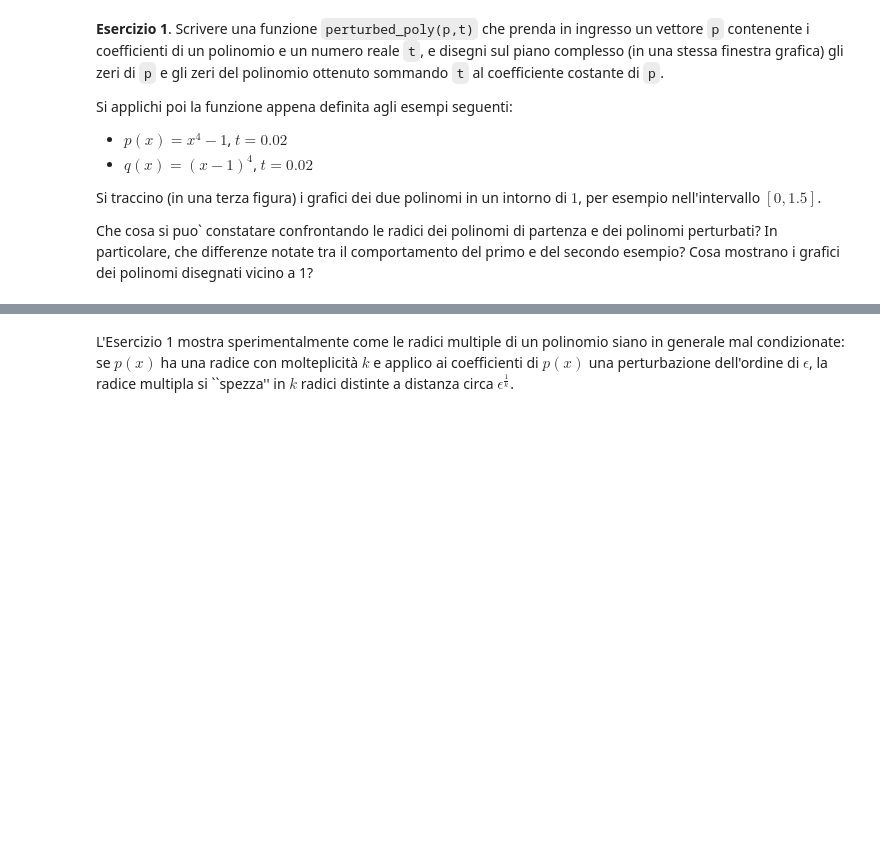
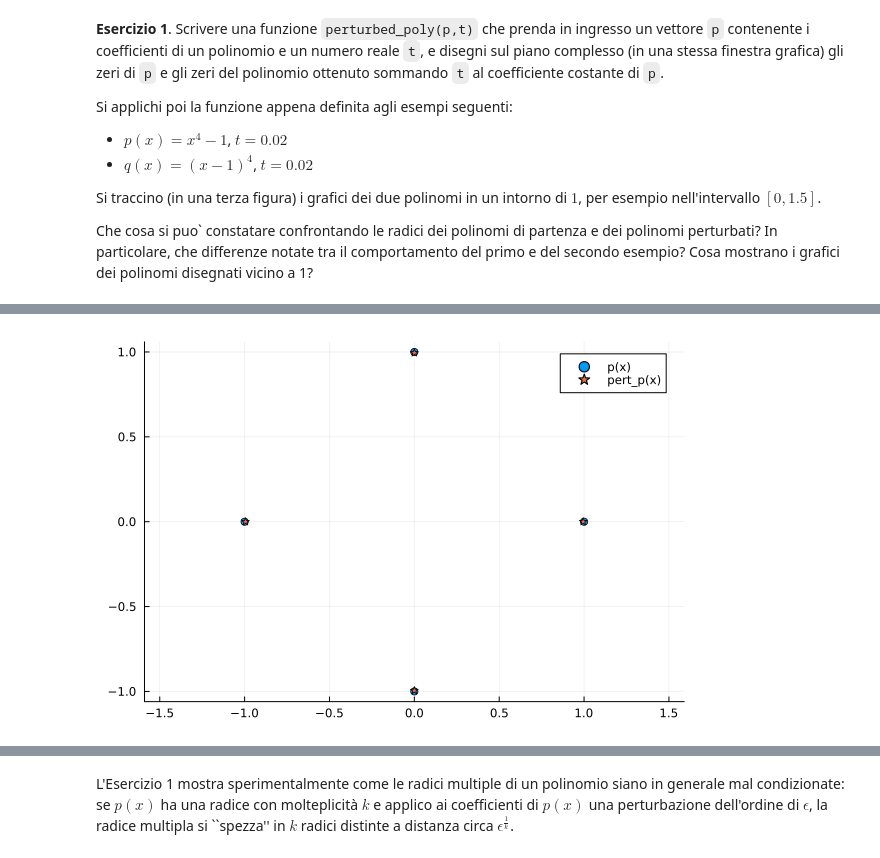
Before and after one commit to eroico378/prova, a Jupyter notebook: 05-polinomi.ipynb, the cells around one changed output, grey strips where cells are left out. Saved outputs shown, nothing was run; the diff lists cells and outputs as text; code cells hidden in the pictures; blank space fills up the shorter version.

```diff
--- a/05-polinomi.ipynb
+++ b/05-polinomi.ipynb
@@ -185,3 +183,10 @@ perturbed_poly(w, m)
+# %%
+m=0.02
+w=[-1.0, 0, 0, -0, 1]
+#scatter(real([0]), imag([0]), aspect_ratio=:equal)
+perturbed_poly(w, m)
+# %% [output]
+[figure, added]
 # %%
 t=range(0, 1.5, length=500)
 
```
Also changed, not shown: parts of 4 cells of this notebook.
